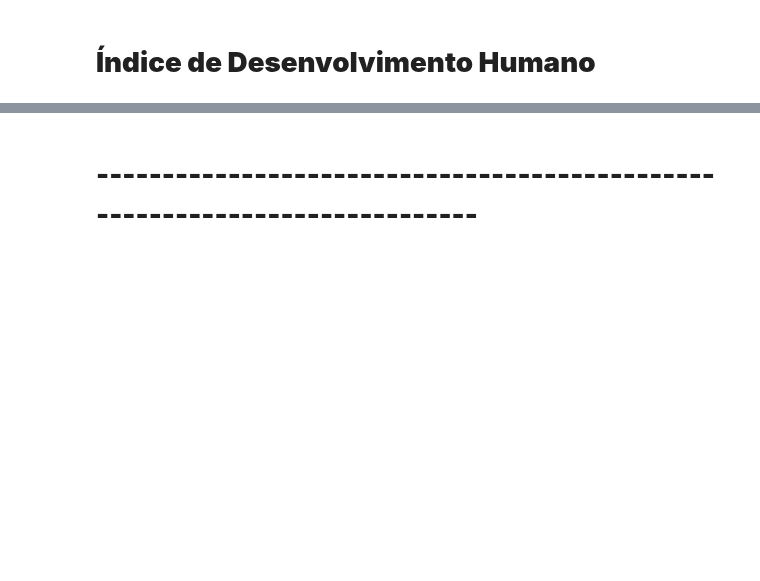
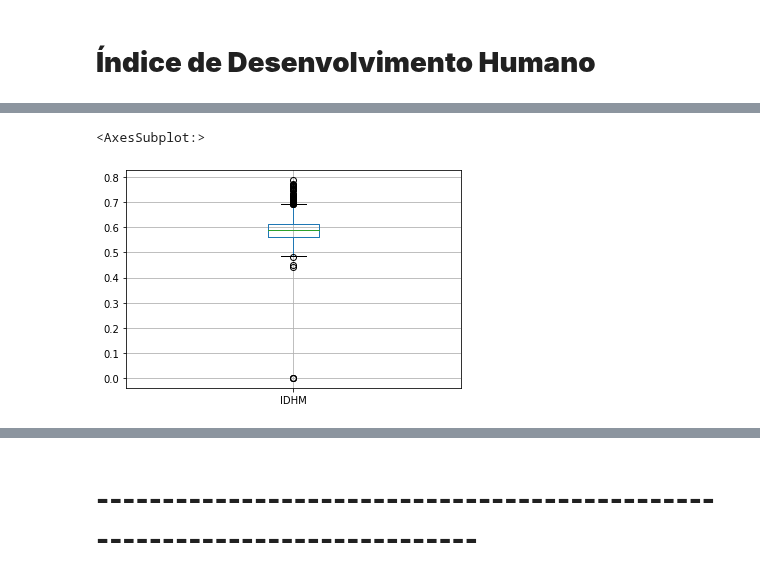
Before and after one commit to leydsonbarros/Brazilian_Cities, a Jupyter notebook: brazilian_cities.ipynb, the cells around one changed output, grey strips where cells are left out. Cells and saved outputs as stored; diff of their text form; code cells hidden in the pictures; blank space fills up the shorter version.

```diff
--- a/brazilian_cities.ipynb
+++ b/brazilian_cities.ipynb
@@ -123,0 +200,5 @@ plt.show()
+# %%
+nordeste.boxplot(column=['IDHM'])
+# %% [output]
+<AxesSubplot:>
+[figure, added]
```
Also changed, not shown: parts of 14 cells of this notebook.
